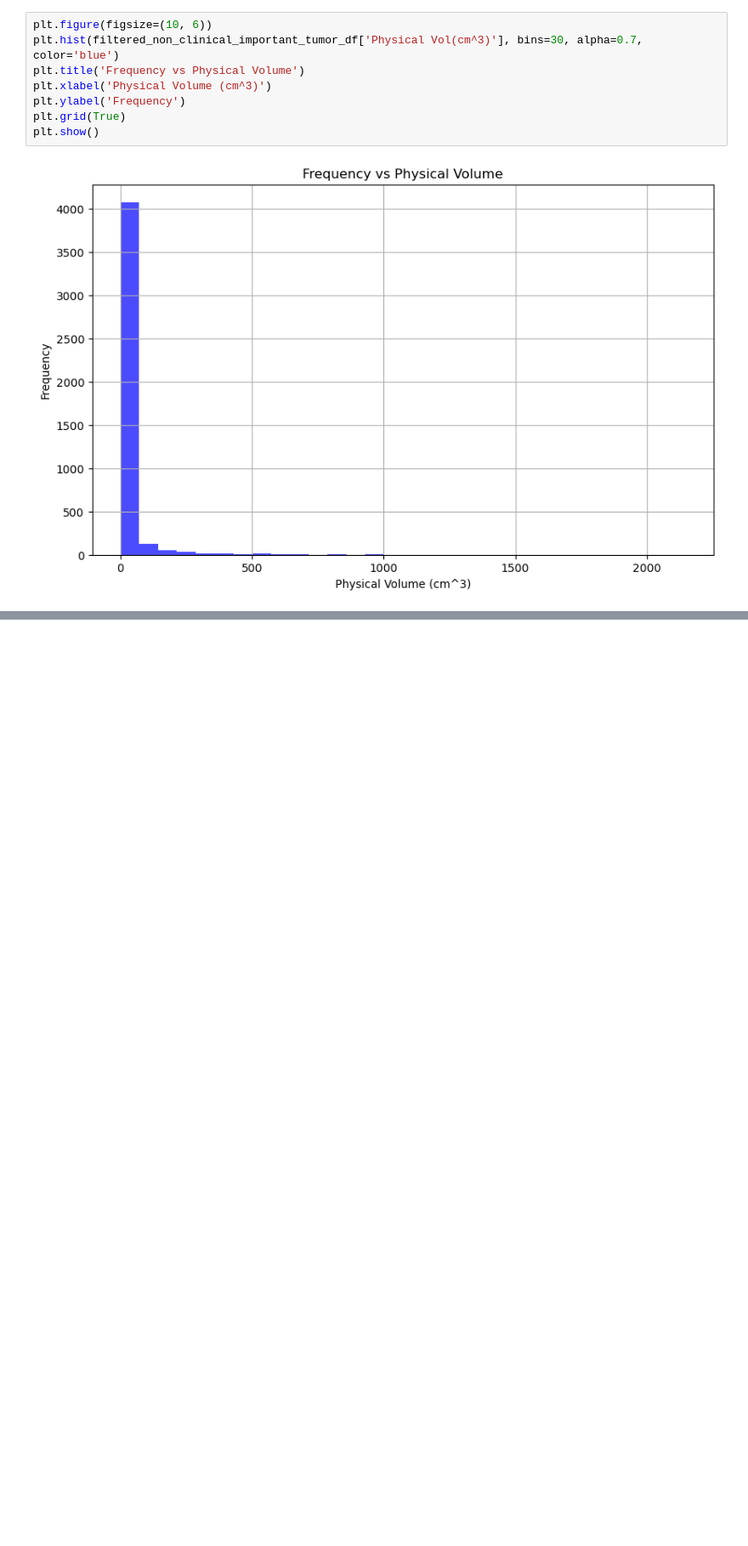
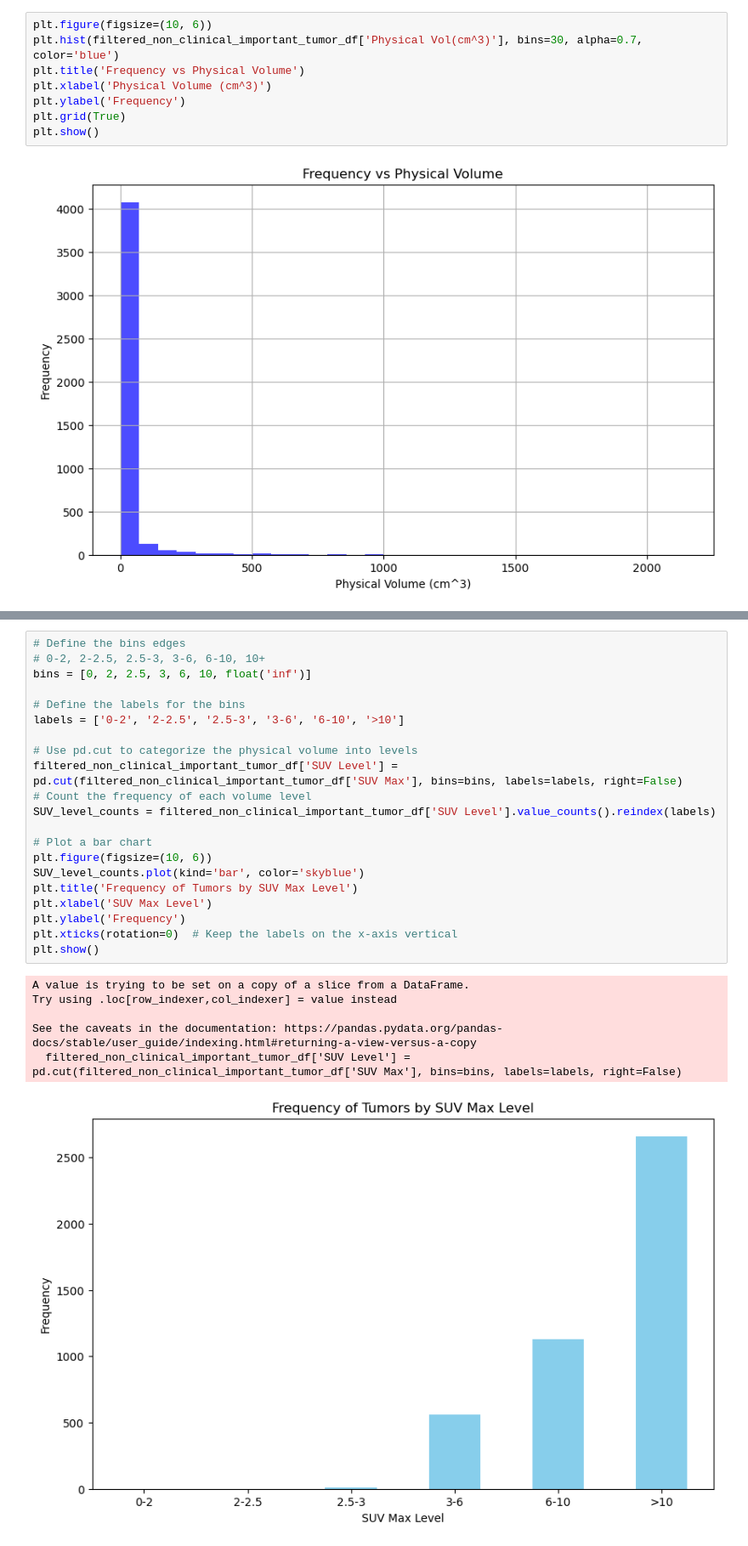
Before and after one commit to WenyuanChen1326/IBM_Tumor_Project, a Jupyter notebook: Data_Preprocess/process_csv.ipynb, the cells around one changed output, grey strips where cells are left out. Shown at 85% size. Drawn from its saved outputs; the diff is of its cells as text; blank space fills up the shorter version.

```diff
--- a/Data_Preprocess/process_csv.ipynb
+++ b/Data_Preprocess/process_csv.ipynb
@@ -180 +179,29 @@ assert num_unique_studies.shape[0] == 1014
+# %%
+# Define the bins edges
+# 0-2, 2-2.5, 2.5-3, 3-6, 6-10, 10+
+bins = [0, 2, 2.5, 3, 6, 10, float('inf')]
+
+# Define the labels for the bins
+labels = ['0-2', '2-2.5', '2.5-3', '3-6', '6-10', '>10']
+
+# Use pd.cut to categorize the physical volume into levels
+filtered_non_clinical_important_tumor_df['SUV Level'] = pd.cut(filtered_non_clinical_important_tumor_df['SUV Max'], bins=bins, labels=labels, right=False)
+# Count the frequency of each volume level
+SUV_level_counts = filtered_non_clinical_important_tumor_df['SUV Level'].value_counts().reindex(labels)
+
+# Plot a bar chart
+plt.figure(figsize=(10, 6))
+SUV_level_counts.plot(kind='bar', color='skyblue')
+plt.title('Frequency of Tumors by SUV Max Level')
+plt.xlabel('SUV Max Level')
+plt.ylabel('Frequency')
+plt.xticks(rotation=0)  # Keep the labels on the x-axis vertical
+plt.show()
+# %% [output]
+A value is trying to be set on a copy of a slice from a DataFrame.
+Try using .loc[row_indexer,col_indexer] = value instead
+
+See the caveats in the documentation: https://pandas.pydata.org/pandas-docs/stable/user_guide/indexing.html#returning-a-view-versus-a-copy
+  filtered_non_clinical_important_tumor_df['SUV Level'] = pd.cut(filtered_non_clinical_important_tumor_df['SUV Max'], bins=bins, labels=labels, right=False)
+[figure, added]
 # %%
```
Also changed, not shown: parts of 22 cells of this notebook.
